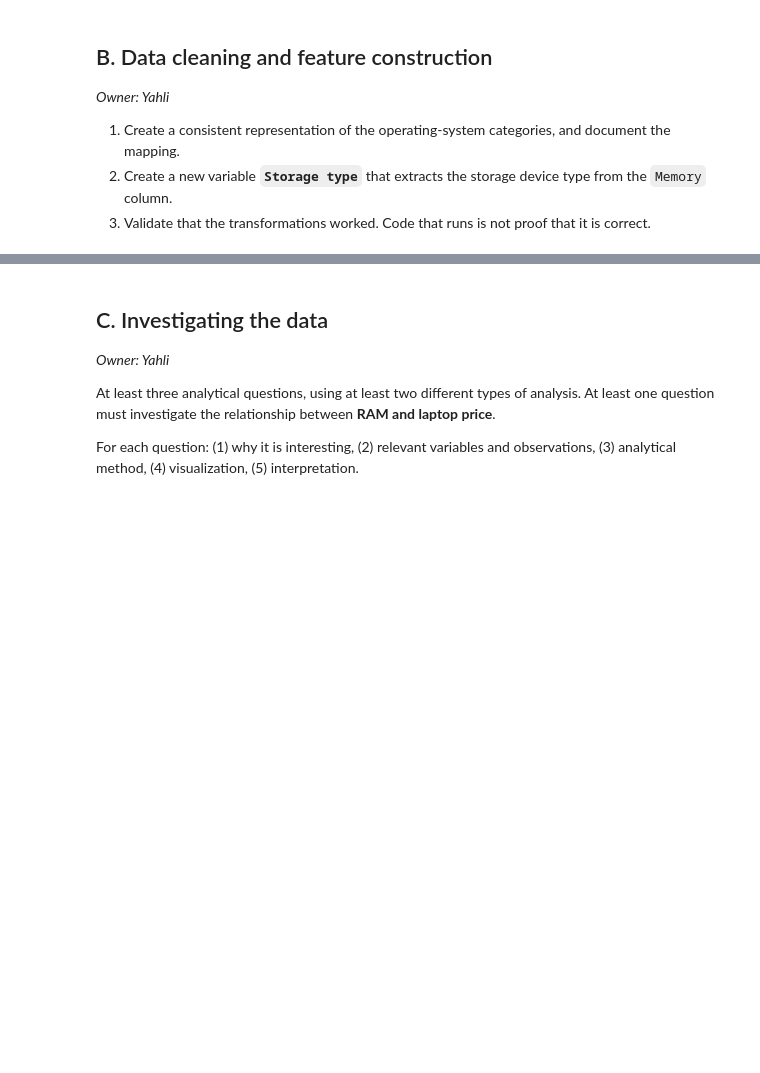
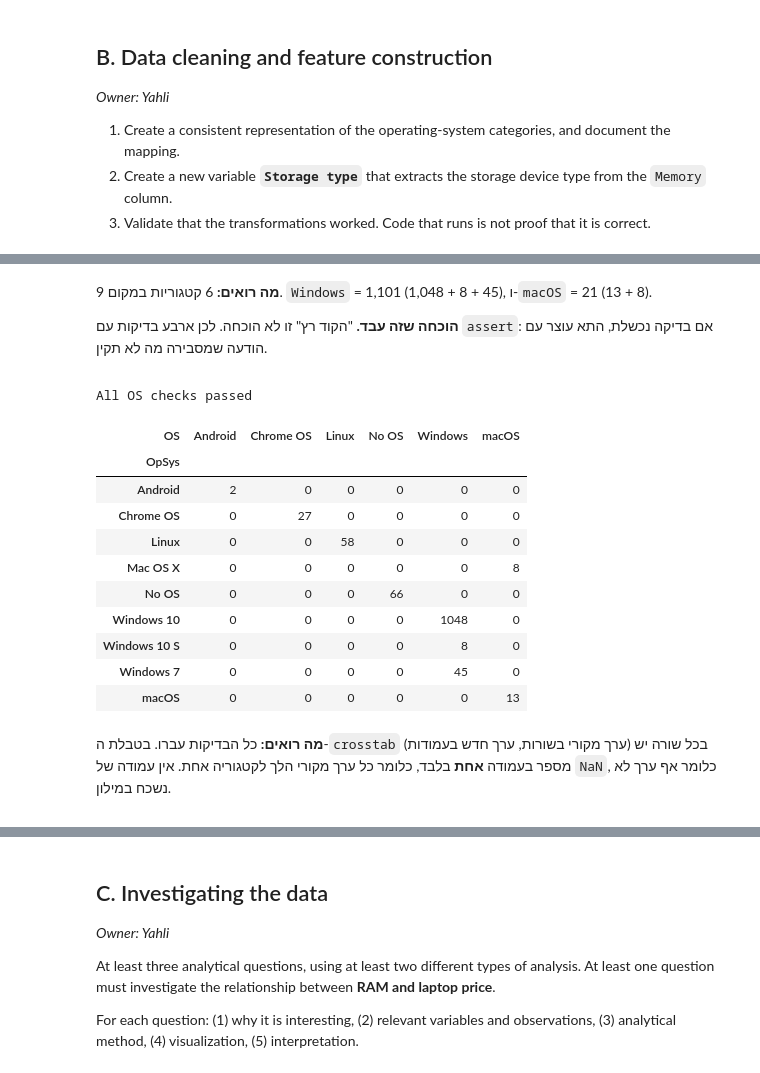
Before and after one commit to yonipick-subair/MiniProject_1, a Jupyter notebook: Q2_laptop_analysis.ipynb, the cells around one changed output, grey strips where cells are left out. Drawn from its saved outputs; the diff is of its cells as text; code cells hidden in the pictures; blank space fills up the shorter version.

```diff
--- a/Q2_laptop_analysis.ipynb
+++ b/Q2_laptop_analysis.ipynb
@@ -89,0 +509,17 @@ Before analyzing, we investigate structure and quality:
+# %%
+# One name for each operating system (decisions and reasons in the table above)
+OS_MAP = {
+    "Windows 10": "Windows",
+    "Windows 10 S": "Windows",
+    "Windows 7": "Windows",
+    "macOS": "macOS",
+    "Mac OS X": "macOS",
+    "Linux": "Linux",
+    "Chrome OS": "Chrome OS",
+    "Android": "Android",
+    "No OS": "No OS",
+}
+
+# New column. The original OpSys column stays as it is, so nothing is lost.
+df["OS"] = df["OpSys"].map(OS_MAP)
+df["OS"].value_counts()
@@ -89,0 +535,49 @@ Before analyzing, we investigate structure and quality:
+# %% [markdown]
+<div dir="rtl">
+
+**מה רואים:** 6 קטגוריות במקום 9. `Windows` = 1,101 (1,048 + 8 + 45), ו-`macOS` = 21 (13 + 8).
+
+**הוכחה שזה עבד.** "הקוד רץ" זו לא הוכחה. לכן ארבע בדיקות עם `assert`: אם בדיקה נכשלת, התא עוצר עם הודעה שמסבירה מה לא תקין.
+
+</div>
+# %%
+# Check 1: every original value is in the dictionary.
+# map() gives NaN for a value it does not know, so NaN = a value we forgot.
+forgotten = df.loc[df["OS"].isna(), "OpSys"].unique()
+assert df["OS"].notna().all(), f"Values missing from OS_MAP: {forgotten}"
+
+# Check 2: each original value goes to exactly ONE new value
+os_table = pd.crosstab(df["OpSys"], df["OS"])
+assert ((os_table > 0).sum(axis=1) == 1).all(), "an original value went to two categories"
+
+# Check 3: no rows were lost, and the counts add up
+assert len(df) == len(df_raw)
+assert (df["OS"] == "macOS").sum() == df_raw["OpSys"].isin(["macOS", "Mac OS X"]).sum()      # 13 + 8
+assert (df["OS"] == "Windows").sum() == df_raw["OpSys"].str.startswith("Windows").sum()   # 1048 + 8 + 45
+
+# Check 4 (known answer): all Apple laptops are macOS, and only Apple laptops are macOS
+assert (df.loc[df["Company"] == "Apple", "OS"] == "macOS").all()
+assert (df.loc[df["OS"] == "macOS", "Company"] == "Apple").all()
+
+print("All OS checks passed")
+os_table
+# %% [output]
+All OS checks passed
+| OS | Android | Chrome OS | Linux | No OS | Windows | macOS |
+| OpSys |  |  |  |  |  |  |
+| Android | 2 | 0 | 0 | 0 | 0 | 0 |
+| Chrome OS | 0 | 27 | 0 | 0 | 0 | 0 |
+| Linux | 0 | 0 | 58 | 0 | 0 | 0 |
+| Mac OS X | 0 | 0 | 0 | 0 | 0 | 8 |
+| No OS | 0 | 0 | 0 | 66 | 0 | 0 |
+| Windows 10 | 0 | 0 | 0 | 0 | 1048 | 0 |
+| Windows 10 S | 0 | 0 | 0 | 0 | 8 | 0 |
+| Windows 7 | 0 | 0 | 0 | 0 | 45 | 0 |
+| macOS | 0 | 0 | 0 | 0 | 0 | 13 |
+# %% [markdown]
+<div dir="rtl">
+
+**מה רואים:** כל הבדיקות עברו. בטבלת ה-`crosstab` (ערך מקורי בשורות, ערך חדש בעמודות) בכל שורה יש מספר בעמודה **אחת** בלבד,
+כלומר כל ערך מקורי הלך לקטגוריה אחת. אין עמודה של `NaN`, כלומר אף ערך לא נשכח במילון.
+
+</div>
```
Also changed, not shown: parts of 60 cells of this notebook, 1 other file.
